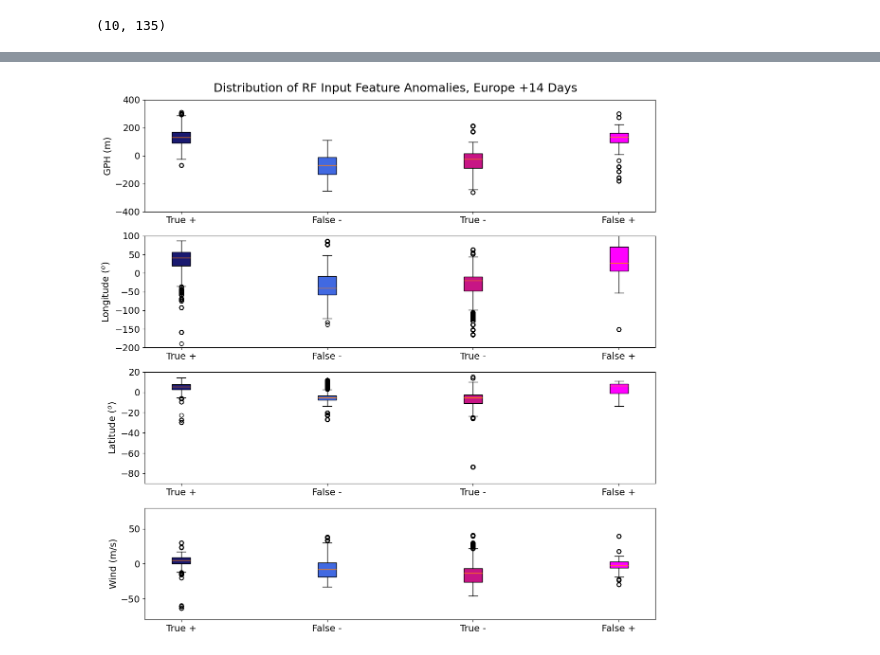
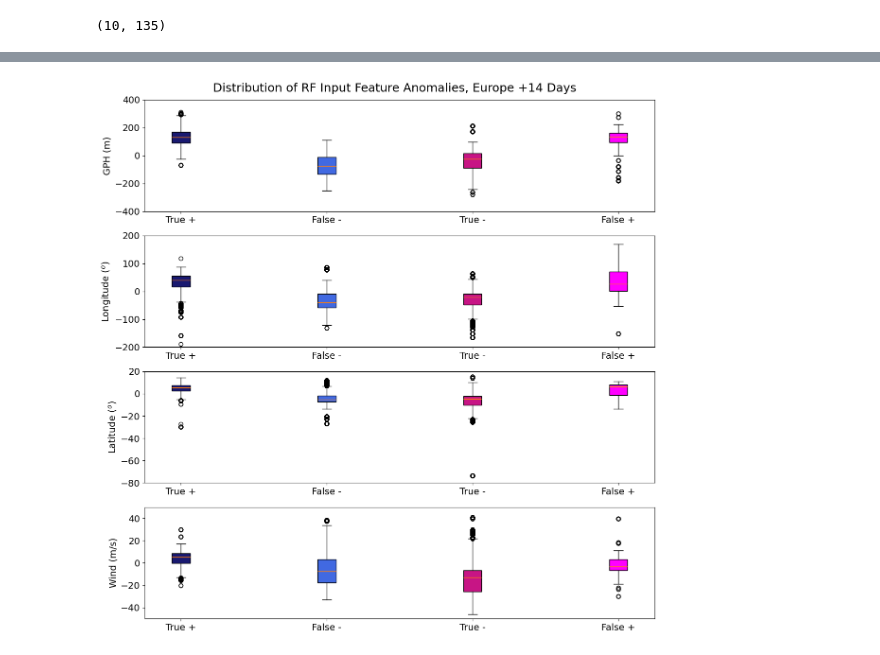
Before and after one commit to emf98/LessonsLearned, a Jupyter notebook: Europe/RF_Pred_Plot.ipynb, the cells around one changed output, grey strips where cells are left out. Saved outputs shown, nothing was run; the diff lists cells and outputs as text; code cells hidden in the pictures.

Commit message:
RF file re-run for images

```diff
--- a/Europe/RF_Pred_Plot.ipynb
+++ b/Europe/RF_Pred_Plot.ipynb
@@ -393,35 +393,35 @@ myLocator = mticker.MultipleLocator(2)
 
 #metrics = ["Wind (m/s)", "Ratio (m)", "Latitude ($^o$)", "Longitude ($^o$)", "Size (m$^2$)", "EPhi ($^o$)", "GPH (hPa)", "PV (m$^2$K/s kg)"]
 metrics = ["GPH (m)", "Longitude ($^o$)", "Latitude ($^o$)","Wind (m/s)"]
-y1 = [-400,-200,-90,-80]
-y2 = [400,100,20,80]
+y1 = [-400,-200,-80,-50]
+y2 = [400,200,20,50]
 ticks = ['True +', 'False -', 'True -', 'False +'] #set tick numbers for dataset
 ind = [2, 4, 6, 8]  # the x locations for the groups
 w = 0.25 #box-plot width
 c = ["midnightblue","royalblue","mediumvioletred","magenta"]
 fs = 14
 
 fig, axes = plt.subplots(4, 1, figsize=(12, 12))
 plt.suptitle("Distribution of RF Input Feature Anomalies, Europe +14 Days", fontsize = 18, x=0.53)
 axes = axes.flatten()
 for i in range(0,4):
     C_pos = Tpos[:,0,i]
     F_neg = Fneg[:,0,i]
     C_neg = Tneg[:,0,i]
     F_pos = Fpos[:,0,i]
 
     a1 =axes[i].boxplot([C_pos,F_neg,C_neg,F_pos], positions= [2,4,6,8], widths=w, patch_artist=True)
     for bplot in (a1,):
         for patch, color in zip(bplot['boxes'], c):
             patch.set_facecolor(color)
     axes[i].set_xticks(ind, ticks, fontsize = 14)
     axes[i].set_ylim((y1[i],y2[i]))
     axes[i].set_ylabel(str(metrics[i]), fontsize = 14)
     axes[i].tick_params(axis='both', labelsize=14)
 
 plt.tight_layout()
 plt.subplots_adjust(top=0.95)
 plt.savefig("EurRF_BOXPLOT_14days.png",bbox_inches = 'tight')
 plt.show()
 # %% [output]
-[figure, old version]
+[figure, new version]
```
Also changed, not shown: parts of 4 cells of this notebook, 10 other files.
